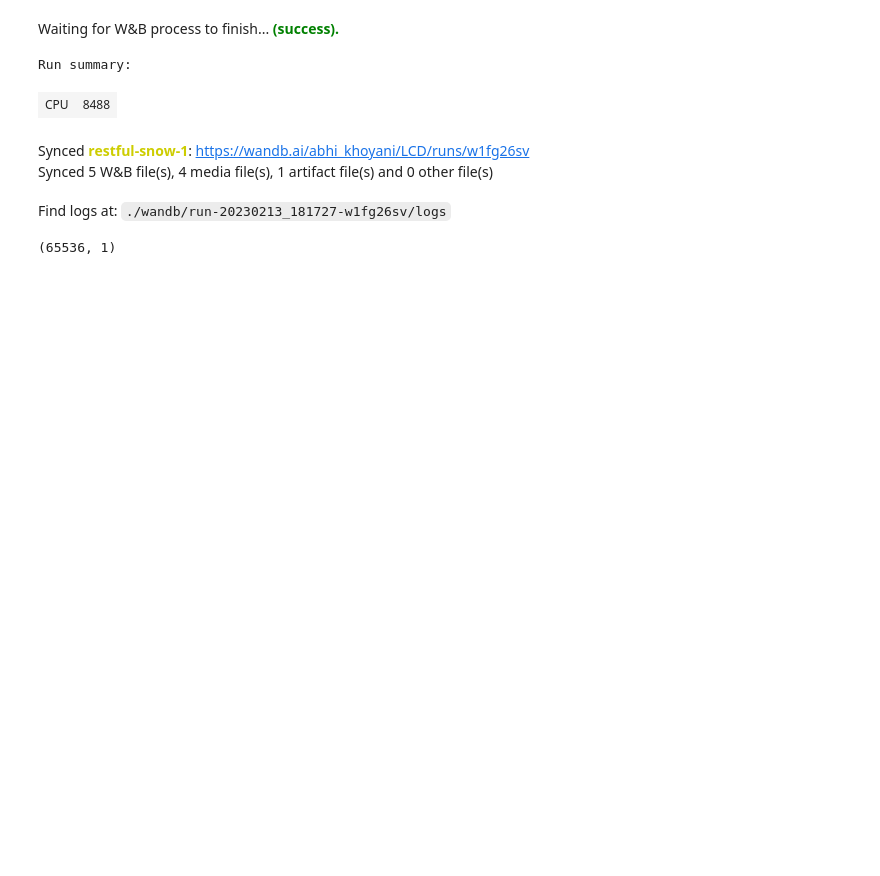
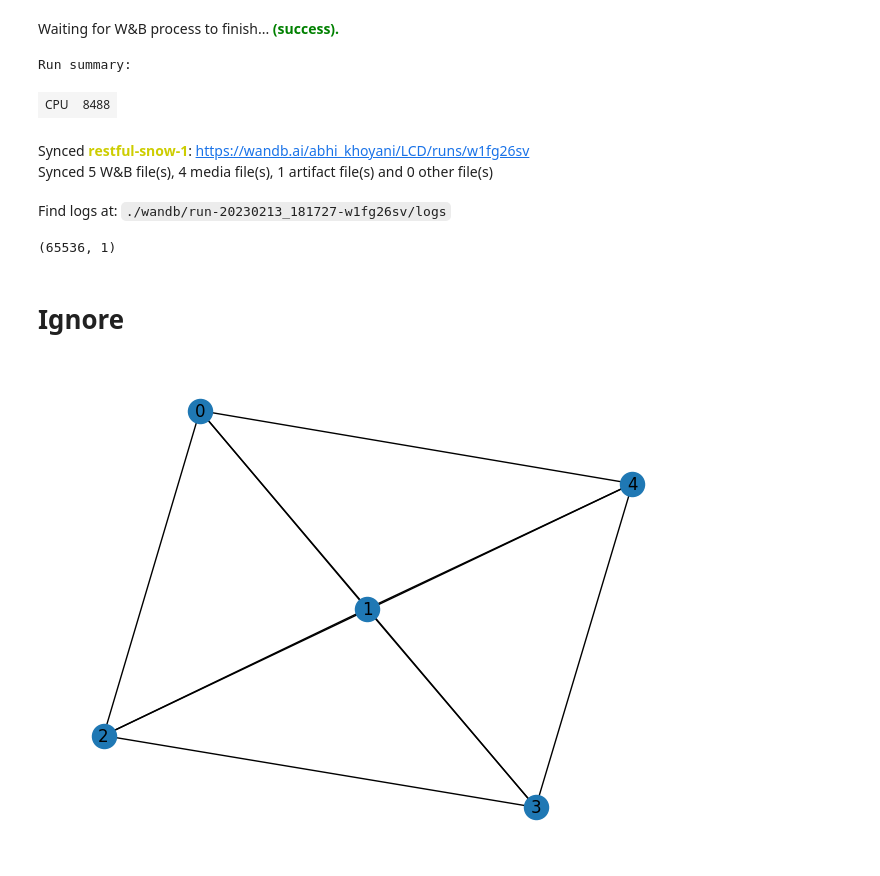
Before and after one commit to AbhiKhoyani/LCD, a Jupyter notebook: test.ipynb, the cells around one changed output. Cells and saved outputs as stored; diff of their text form; code cells hidden in the pictures; blank space fills up the shorter version.

Commit message:
ignore

```diff
--- a/test.ipynb
+++ b/test.ipynb
@@ -653,3 +810,5 @@ gt.shape
 (65536, 1)
 # %%
 wandb.log({"PR curve":wandb.plots.HeatMap(list(range(256)), list(range(256)),np.random.randint(0,10,(256,256)))})
+# %% [markdown]
+# Ignore
@@ -655,0 +817,5 @@ wandb.log({"PR curve":wandb.plots.HeatMap(list(range(256)), list(range(256)),np.
+# %%
+g = nx.complete_graph(5)
+nx.draw(g, with_labels = True)
+# %% [output]
+[figure, added]
```
Also changed, not shown: parts of 36 cells of this notebook, 1 other file.
